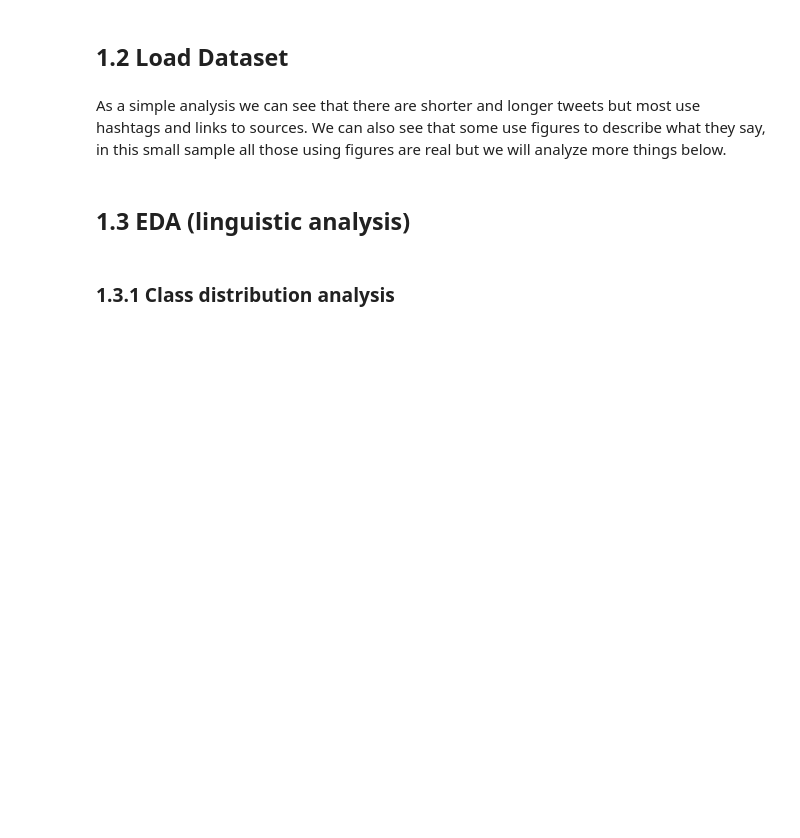
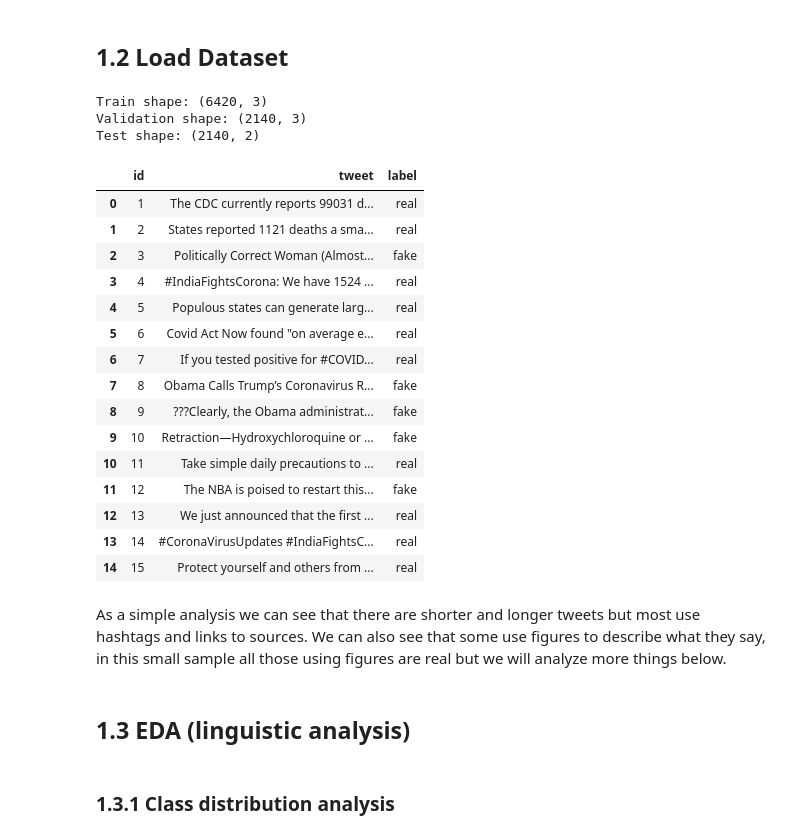
Before and after one commit to JavierPs287/MLTask2, a Jupyter notebook: COVID_Eda+NoInformado_ingles.ipynb, the cells around one changed output. Drawn from its saved outputs; the diff is of its cells as text; code cells hidden in the pictures; blank space fills up the shorter version.

```diff
--- a/COVID_Eda+NoInformado_ingles.ipynb
+++ b/COVID_Eda+NoInformado_ingles.ipynb
@@ -41,26 +82,46 @@ from bertopic import BERTopic
 ## 1.2 Load Dataset
 # %%
 # cargar datasets test, train, val, y text_with_labels
-''' train_df = pd.read_excel('data/Constraint_English_Train.xlsx')
+train_df = pd.read_excel('data/Constraint_English_Train.xlsx')
 val_df = pd.read_excel('data/Constraint_English_Val.xlsx')
 test_df = pd.read_excel('data/Constraint_English_Test.xlsx')
-text_with_labels = pd.read_excel('data/english_test_with_labels.xlsx') '''
+text_with_labels = pd.read_excel('data/english_test_with_labels.xlsx')
 
-train_df = pd.read_excel('/content/Constraint_English_Train.xlsx')
+'''train_df = pd.read_excel('/content/Constraint_English_Train.xlsx')
 val_df = pd.read_excel('/content/Constraint_English_Val.xlsx')
 test_df = pd.read_excel('/content/Constraint_English_Test.xlsx')
-text_with_labels = pd.read_excel('/content/english_test_with_labels.xlsx')
+text_with_labels = pd.read_excel('/content/english_test_with_labels.xlsx')'''
 
 # info basica
 print("Train shape:", train_df.shape)
 print("Validation shape:", val_df.shape)
 print("Test shape:", test_df.shape)
 
 # mostrar tweets completos
 pd.set_option('display.max_colwidth', None)
 pd.set_option('display.width', None)
 
 train_df.head(15)
+# %% [output]
+Train shape: (6420, 3)
+Validation shape: (2140, 3)
+Test shape: (2140, 2)
+|  | id | tweet | label |
+| 0 | 1 | The CDC currently reports 99031 d... | real |
+| 1 | 2 | States reported 1121 deaths a sma... | real |
+| 2 | 3 | Politically Correct Woman (Almost... | fake |
+| 3 | 4 | #IndiaFightsCorona: We have 1524 ... | real |
+| 4 | 5 | Populous states can generate larg... | real |
+| 5 | 6 | Covid Act Now found "on average e... | real |
+| 6 | 7 | If you tested positive for #COVID... | real |
+| 7 | 8 | Obama Calls Trump’s Coronavirus R... | fake |
+| 8 | 9 | ???Clearly, the Obama administrat... | fake |
+| 9 | 10 | Retraction—Hydroxychloroquine or ... | fake |
+| 10 | 11 | Take simple daily precautions to ... | real |
+| 11 | 12 | The NBA is poised to restart this... | fake |
+| 12 | 13 | We just announced that the first ... | real |
+| 13 | 14 | #CoronaVirusUpdates #IndiaFightsC... | real |
+| 14 | 15 | Protect yourself and others from ... | real |
 # %% [markdown]
 As a simple analysis we can see that there are shorter and longer tweets but most use hashtags and links to sources. We can also see that some use figures to describe what they say, in this small sample all those using figures are real but we will analyze more things below.
 # %% [markdown]
```
Also changed, not shown: parts of 20 cells of this notebook.
